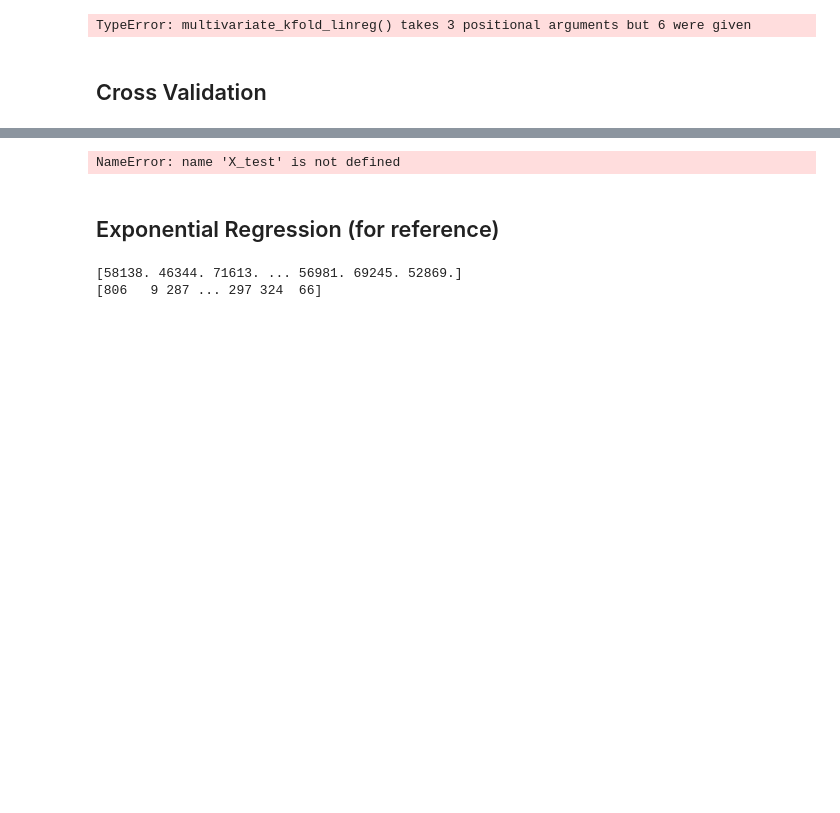
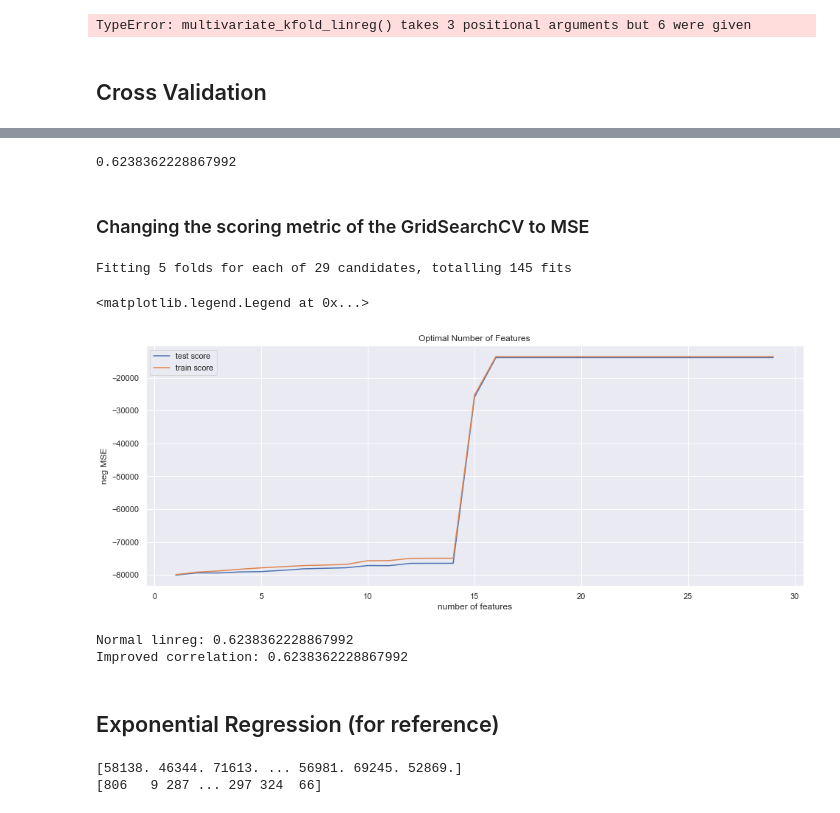
Before and after one commit to BoonHianLim/SC1015-Customer-Personality-Analysis, a Jupyter notebook: Data-Linear-Regression.ipynb, the cells around one changed output, grey strips where cells are left out. Saved outputs shown, nothing was run; the diff lists cells and outputs as text; code cells hidden in the pictures; blank space fills up the shorter version.

```diff
--- a/Data-Linear-Regression.ipynb
+++ b/Data-Linear-Regression.ipynb
@@ -1349,7 +1697,8 @@ plt.legend(['test score', 'train score'], loc='upper left')
 # %%
 # final model
-n_features_optimal = 11
+n_features_optimal = 16
 
+# try with another value of RFE
 lm = LinearRegression()
 lm.fit(X_train, Y_train)
 
@@ -1357,11 +1706,60 @@ rfe = RFE(lm, n_features_to_select=n_features_optimal)
 rfe = rfe.fit(X_train, Y_train)
 
 # predict prices of X_test
-y_pred = lm.predict(X_test)
+y_pred = rfe.predict(X_test)
 r2 = sklearn.metrics.r2_score(Y_test, y_pred)
 print(r2)
 # %% [output]
-NameError: name 'X_test' is not defined
+0.6238362228867992
+# %% [markdown]
+### Changing the scoring metric of the GridSearchCV to MSE
+# %%
+model_cv1 = GridSearchCV(estimator = rfe,
+                        param_grid = hyper_params,
+                        scoring= 'neg_mean_squared_error',
+                        cv = folds,
+                        verbose = 1,
+                        return_train_score=True)
+
+# fit the model
+model_cv1.fit(X_train, Y_train)
+cv_results = pd.DataFrame(model_cv1.cv_results_)
+# %% [output]
+Fitting 5 folds for each of 29 candidates, totalling 145 fits
+# %%
+# plotting cv results
+plt.figure(figsize=(16,6))
+
+plt.plot(cv_results["param_n_features_to_select"], cv_results["mean_test_score"])
+plt.plot(cv_results["param_n_features_to_select"], cv_results["mean_train_score"])
+plt.xlabel('number of features')
+plt.ylabel('neg MSE')
+plt.title("Optimal Number of Features")
+plt.legend(['test score', 'train score'], loc='upper left')
+# %% [output]
+<matplotlib.legend.Legend at 0x...>
+[figure, added]
+# %%
+# final model
+n_features_optimal = 16
+
+lm = LinearRegression()
+lm.fit(X_train, Y_train)
+
+rfe = RFE(lm, n_features_to_select=n_features_optimal)
+rfe = rfe.fit(X_train, Y_train)
+
+# predict prices of X_test
+y_pred = lm.predict(X_test)
+r2 = sklearn.metrics.r2_score(Y_test, y_pred)
+print("Normal linreg:",r2)
+
+y_pred = rfe.predict(X_test)
+r2 = sklearn.metrics.r2_score(Y_test, y_pred)
+print("Improved correlation:",r2)
+# %% [output]
+Normal linreg: 0.6238362228867992
+Improved correlation: 0.6238362228867992
 # %% [markdown]
 ## Exponential Regression (for reference)
 # %%
```
Also changed, not shown: parts of 32 cells of this notebook.
